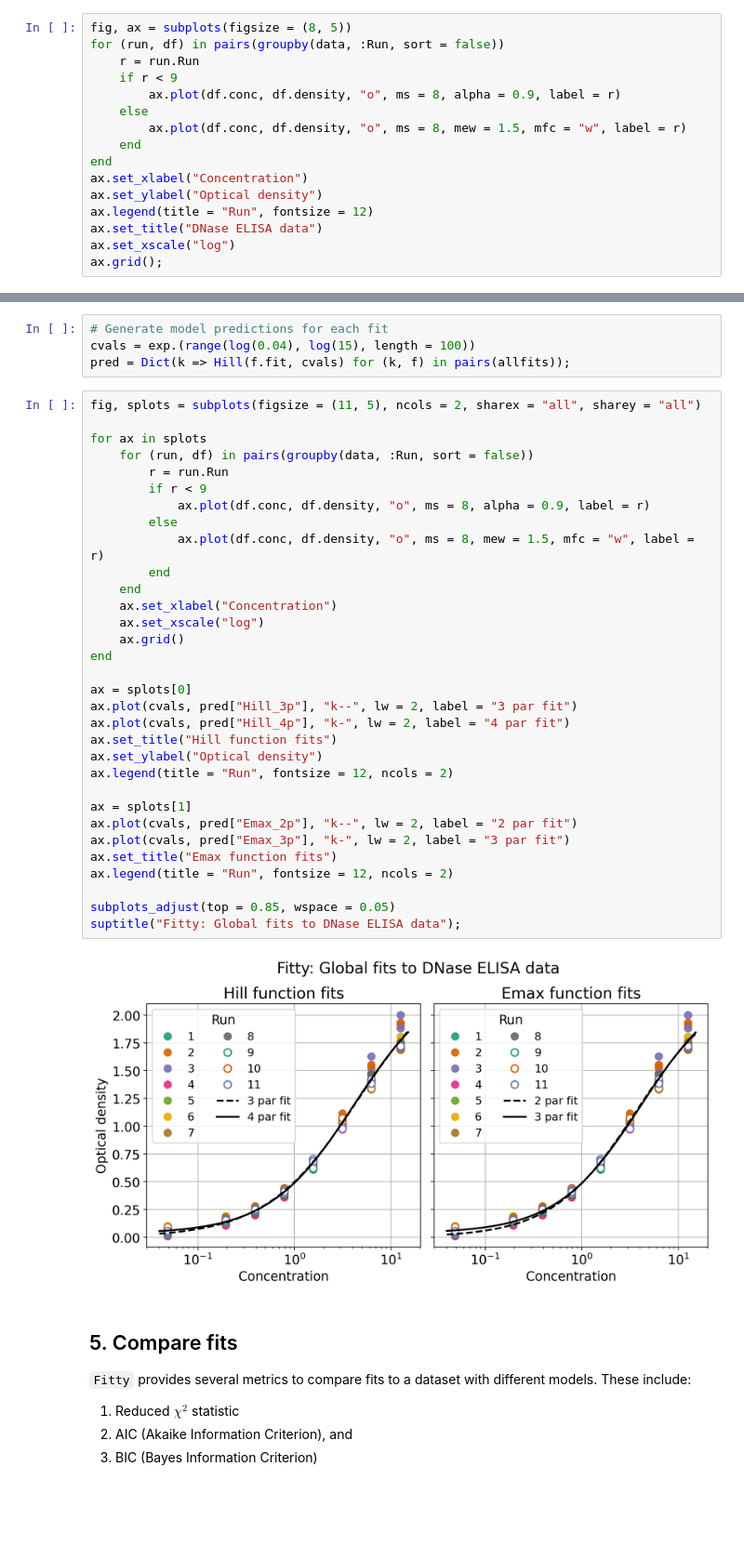
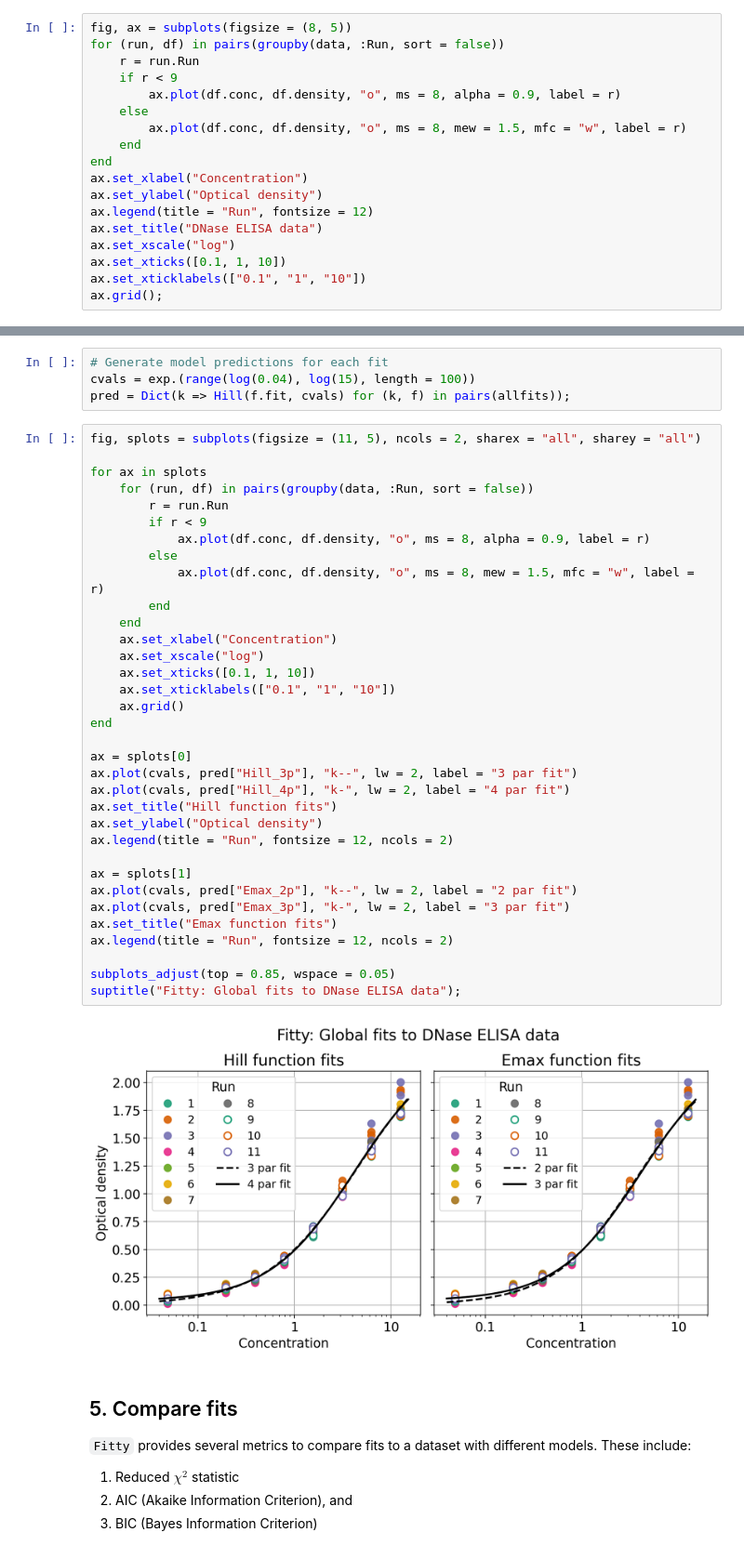
Before and after one commit to quantilogix/Fitty.jl, a Jupyter notebook: notebooks/05-DNaseDRfits.ipynb, the cells around one changed output, grey strips where cells are left out. Shown at 93% size. Saved outputs shown, nothing was run; the diff lists cells and outputs as text; blank space fills up the shorter version.

```diff
--- a/notebooks/05-DNaseDRfits.ipynb
+++ b/notebooks/05-DNaseDRfits.ipynb
@@ -66,5 +66,7 @@ ax.set_ylabel("Optical density")
 ax.legend(title = "Run", fontsize = 12)
 ax.set_title("DNase ELISA data")
 ax.set_xscale("log")
+ax.set_xticks([0.1, 1, 10])
+ax.set_xticklabels(["0.1", "1", "10"])
 ax.grid();
 # %% [output]
@@ -238,34 +240,36 @@ fig, splots = subplots(figsize = (11, 5), ncols = 2, sharex = "all", sharey = "a
 for ax in splots
     for (run, df) in pairs(groupby(data, :Run, sort = false))
         r = run.Run
         if r < 9
             ax.plot(df.conc, df.density, "o", ms = 8, alpha = 0.9, label = r)
         else
             ax.plot(df.conc, df.density, "o", ms = 8, mew = 1.5, mfc = "w", label = r)
         end
     end
     ax.set_xlabel("Concentration")
     ax.set_xscale("log")
+    ax.set_xticks([0.1, 1, 10])
+    ax.set_xticklabels(["0.1", "1", "10"])
     ax.grid()
 end
 
 ax = splots[0]
 ax.plot(cvals, pred["Hill_3p"], "k--", lw = 2, label = "3 par fit")
 ax.plot(cvals, pred["Hill_4p"], "k-", lw = 2, label = "4 par fit")
 ax.set_title("Hill function fits")
 ax.set_ylabel("Optical density")
 ax.legend(title = "Run", fontsize = 12, ncols = 2)
 
 ax = splots[1]
 ax.plot(cvals, pred["Emax_2p"], "k--", lw = 2, label = "2 par fit")
 ax.plot(cvals, pred["Emax_3p"], "k-", lw = 2, label = "3 par fit")
 ax.set_title("Emax function fits")
 ax.legend(title = "Run", fontsize = 12, ncols = 2)
 
 subplots_adjust(top = 0.85, wspace = 0.05)
 suptitle("Fitty: Global fits to DNase ELISA data");
 # %% [output]
-[figure, old version]
+[figure, new version]
 # %% [markdown]
 ## 5. Compare fits
 
```
Also changed, not shown: parts of 7 cells of this notebook.
